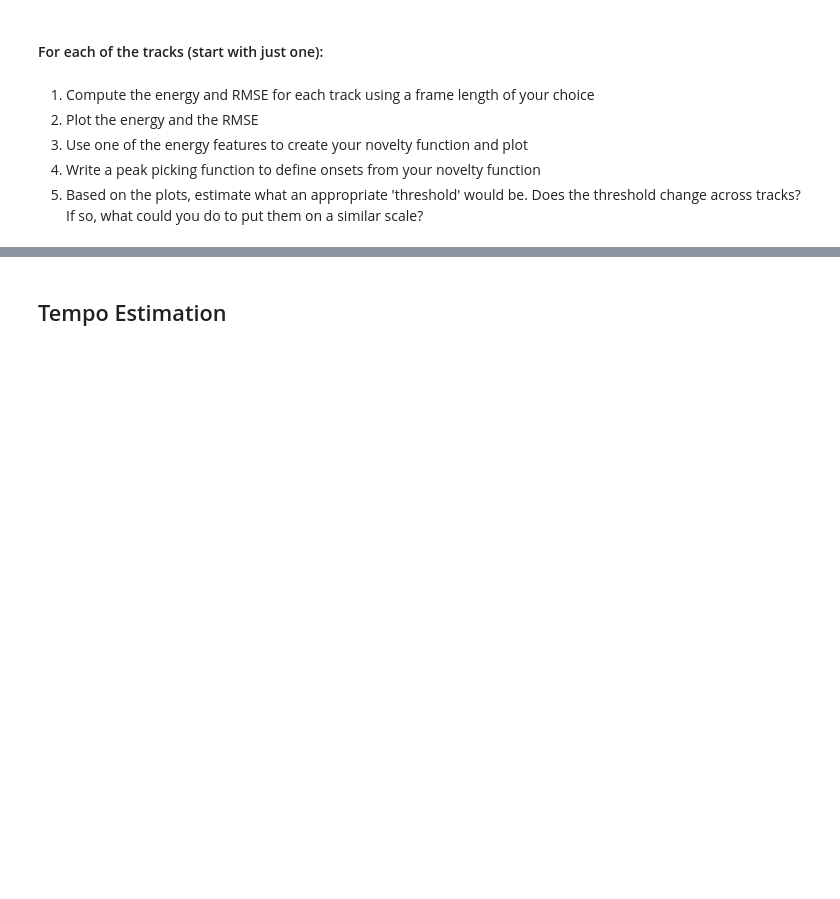
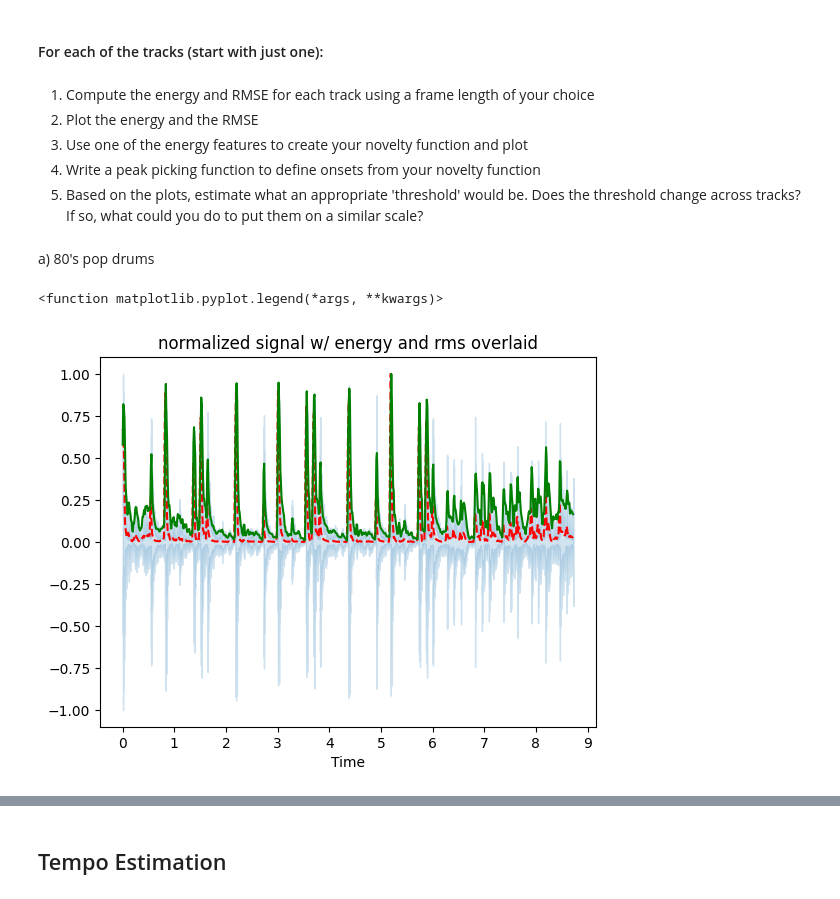
Before and after one commit to Micahlim19/AudioTechII, a Jupyter notebook: Activities/Activity8_OnsetDetection.ipynb, the cells around one changed output, grey strips where cells are left out. Saved outputs shown, nothing was run; the diff lists cells and outputs as text; code cells hidden in the pictures; blank space fills up the shorter version.

```diff
--- a/Activities/Activity8_OnsetDetection.ipynb
+++ b/Activities/Activity8_OnsetDetection.ipynb
@@ -11,5 +11,21 @@ a) 80sPopDrums.wav
 b) TheBlackKeys_track4.wav (use random 10s from near middle of track)
 c) prelude_cmaj_10s.wav
 # %%
+import numpy as np
+import scipy
 from scipy.io.wavfile import read
-(fs, x) = read('../audio/80sPopDrums.wav')
+from scipy import signal
+import matplotlib.pyplot as plt
+from IPython.display import Audio
+import librosa, librosa.display
+from collections import Counter
+(fs, x1) = read('../audio/80sPopDrums.wav')
+(fs, x2) = read('../audio/TheBlackKeys_track4.wav')
+(fs, x3) = read('../audio/prelude_cmaj_10s.wav')
+#all files have same fs
+
+x1 = x1/abs(x1.max())
+x2 = x2/abs(x2.max())
+x3 = x3[:,0]/abs(x3.max()) #left channel of stereo
+
+Audio(x1, rate = fs)
@@ -21,3 +39,27 @@ from scipy.io.wavfile import read
 3) Use one of the energy features to create your novelty function and plot
 4) Write a peak picking function to define onsets from your novelty function
 4) Based on the plots, estimate what an appropriate 'threshold' would be. Does the threshold change across tracks? If so, what could you do to put them on a similar scale?
+# %% [markdown]
+a) 80's pop drums
+# %%
+hop_length = 512
+frame_length = 1024
+
+energy1 = np.array([
+        sum(abs(x1[i:i+frame_length]**2)) for i in range(0, len(x1), hop_length)
+    ])
+
+#rmse
+rmse1 = librosa.feature.rms(y = x1, frame_length=frame_length, hop_length=hop_length, center=True)
+
+#plotting
+frames1 = range(len(energy))
+t1 = librosa.frames_to_time(frames1, sr = fs, hop_length=hop_length)
+librosa.display.waveshow(x1, sr=fs, alpha=0.2)
+plt.plot(t1, energy1/energy1.max(), 'r--', label = 'energy')
+plt.plot(t1, rmse1[0]/rmse1[0].max(), 'g', label = 'rmse')
+plt.title('normalized signal w/ energy and rms overlaid')
+plt.legend
+# %% [output]
+<function matplotlib.pyplot.legend(*args, **kwargs)>
+[figure, added]
```
Also changed, not shown: parts of 30 cells of this notebook, 1 other file.
